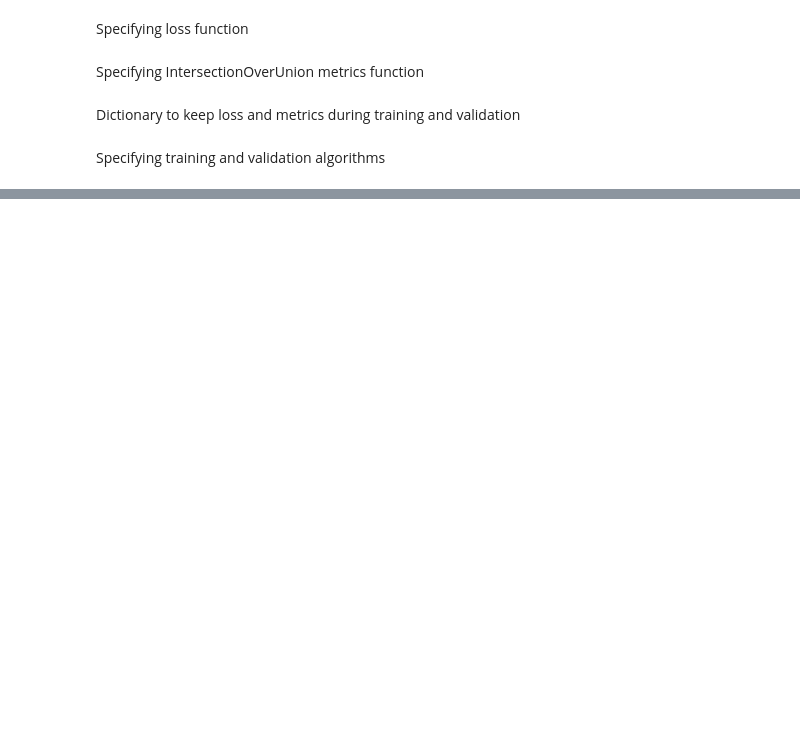
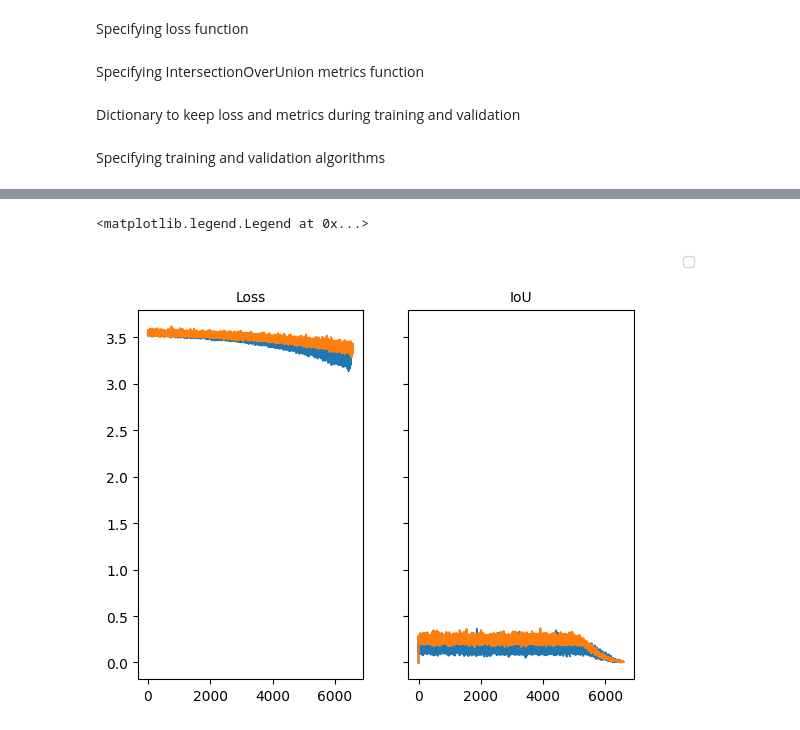
Before and after one commit to DevDenus/TESTImageSegmentation, a Jupyter notebook: image_segmentation.ipynb, the cells around one changed output, grey strips where cells are left out. Drawn from its saved outputs; the diff is of its cells as text; code cells hidden in the pictures; blank space fills up the shorter version.

```diff
--- a/image_segmentation.ipynb
+++ b/image_segmentation.ipynb
@@ -343,0 +365,13 @@ Training epoch: 1/100
+# %%
+fig = plt.figure()
+ax1, ax2 = fig.subplots(1, 2, sharey=True)
+ax1.plot(history['train_loss'][::7])
+ax1.plot(history['val_loss'])
+ax1.set_title('Loss', fontsize='medium')
+ax2.plot(history['train_iou'][::7])
+ax2.plot(history['val_iou'])
+ax2.set_title('IoU', fontsize='medium')
+fig.legend()
+# %% [output]
+<matplotlib.legend.Legend at 0x...>
+[figure, added]
```
Also changed, not shown: parts of 10 cells of this notebook, 4 other files.
